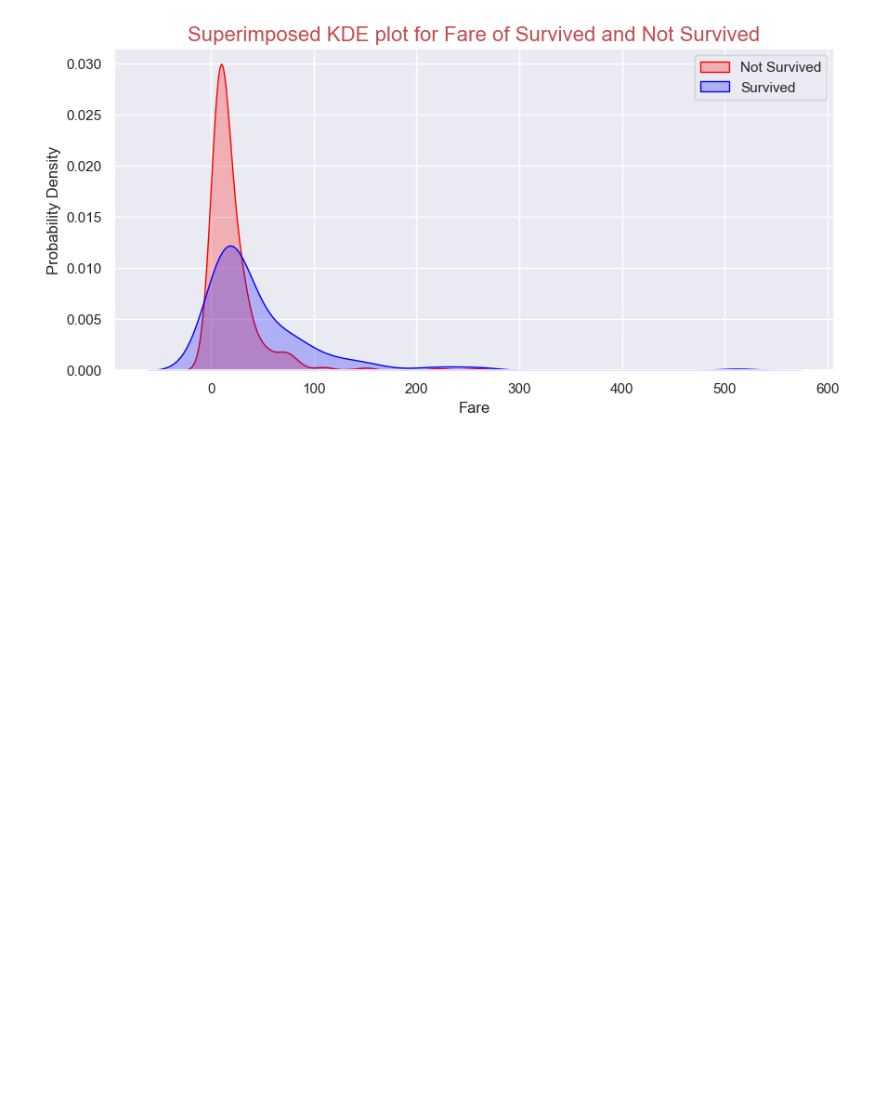
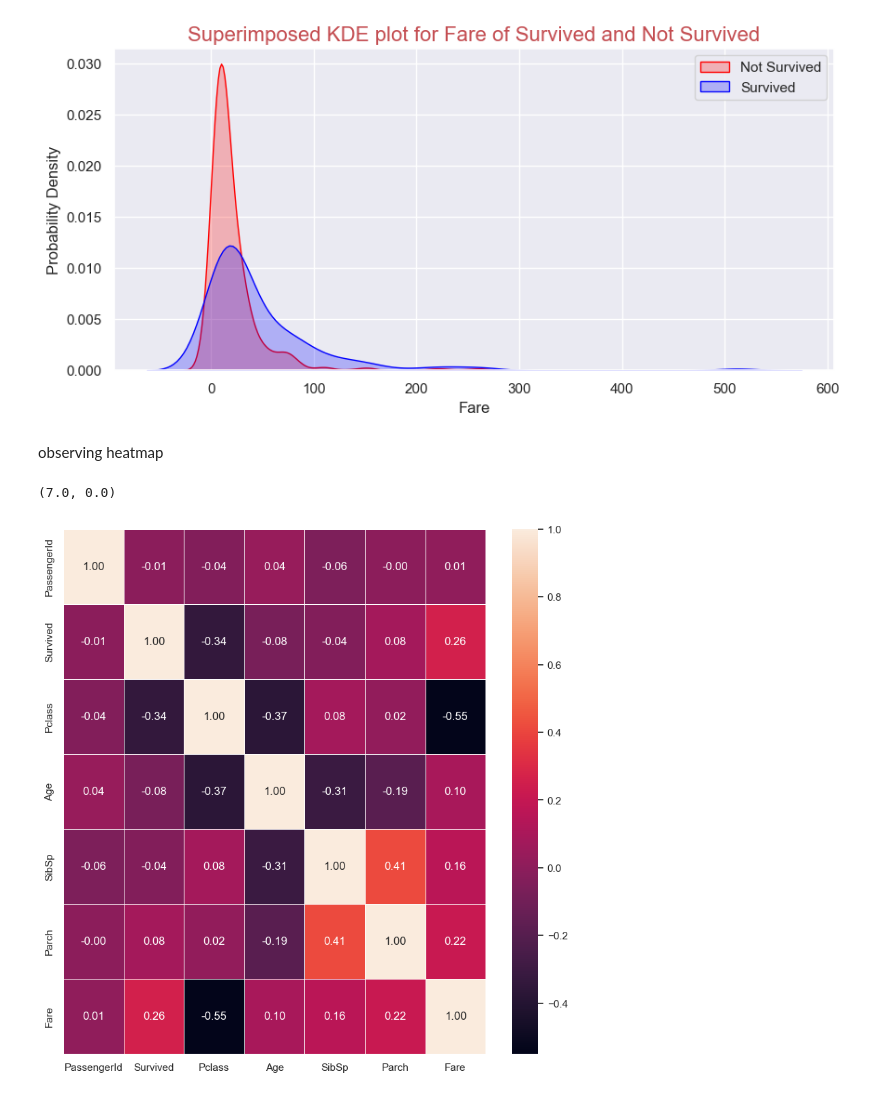
Before and after one commit to islamahrous/titanic_DS_analysis, a Jupyter notebook: titanic_DS_analysis.ipynb, the cells around one changed output. Cells and saved outputs as stored; diff of their text form; code cells hidden in the pictures; blank space fills up the shorter version.

Commit message:
begined mixed plots

```diff
--- a/titanic_DS_analysis.ipynb
+++ b/titanic_DS_analysis.ipynb
@@ -600,3 +577,12 @@ This will become an error in seaborn v0.14.0; please update your code.
   sns.kdeplot(data=train.loc[(train['Survived'] == 1),'Fare'], kernel='gau', ax=fare, color="Blue", shade=True, legend=True)
 Text(0.5, 1.0, 'Superimposed KDE plot for Fare of Survived and Not Survived')
 [figure]
+# %% [markdown]
+observing heatmap
+# %%
+f,ax = plt.subplots(figsize=(10, 10))
+sns.heatmap(train.corr(), annot=True, linewidths=0.5, fmt='.2f',ax=ax)
+ax.set_ylim(7, 0)
+# %% [output]
+(7.0, 0.0)
+[figure, added]
```
Also changed, not shown: parts of 6 cells of this notebook.
